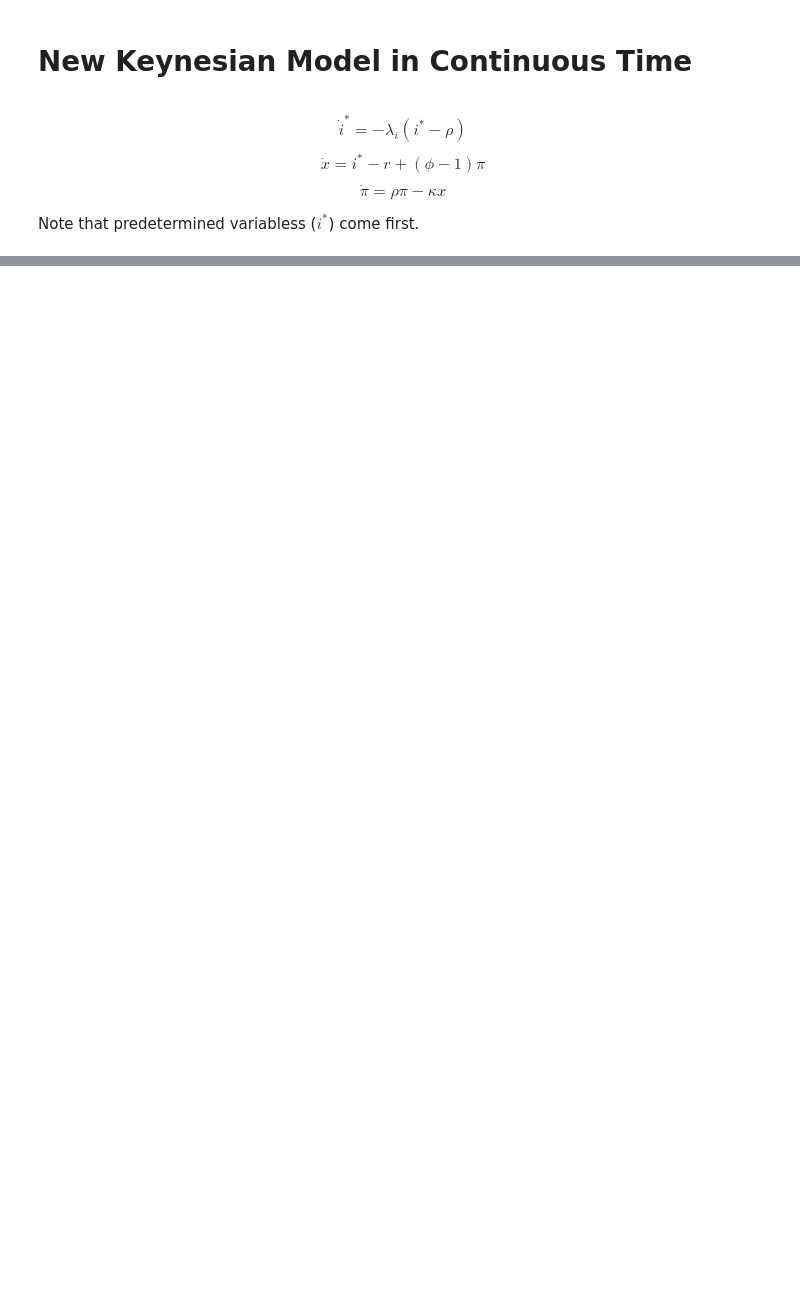
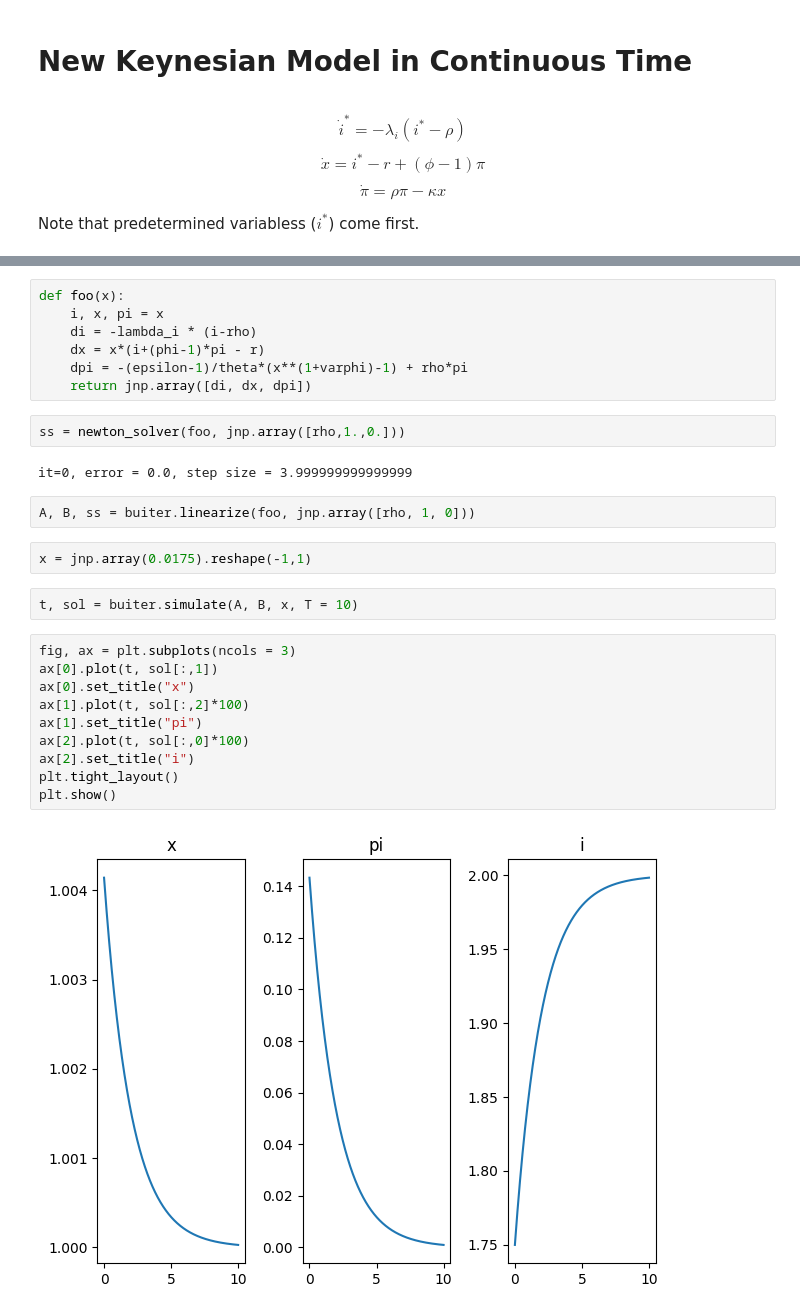
Before and after one commit to marcdelabarrera/pyutils, a Jupyter notebook: notebooks/buiter.ipynb, the cells around one changed output, grey strips where cells are left out. Drawn from its saved outputs; the diff is of its cells as text; blank space fills up the shorter version.

```diff
--- a/notebooks/buiter.ipynb
+++ b/notebooks/buiter.ipynb
@@ -43,0 +55,29 @@ plt.show()
+# %%
+def foo(x):
+    i, x, pi = x
+    di = -lambda_i * (i-rho)
+    dx = x*(i+(phi-1)*pi - r)
+    dpi = -(epsilon-1)/theta*(x**(1+varphi)-1) + rho*pi
+    return jnp.array([di, dx, dpi])
+# %%
+ss = newton_solver(foo, jnp.array([rho,1.,0.]))
+# %% [output]
+it=0, error = 0.0, step size = 3.999999999999999
+# %%
+A, B, ss = buiter.linearize(foo, jnp.array([rho, 1, 0]))
+# %%
+x = jnp.array(0.0175).reshape(-1,1)
+# %%
+t, sol = buiter.simulate(A, B, x, T = 10)
+# %%
+fig, ax = plt.subplots(ncols = 3)
+ax[0].plot(t, sol[:,1])
+ax[0].set_title("x")
+ax[1].plot(t, sol[:,2]*100)
+ax[1].set_title("pi")
+ax[2].plot(t, sol[:,0]*100)
+ax[2].set_title("i")
+plt.tight_layout()
+plt.show()
+# %% [output]
+[figure, added]
```
Also changed, not shown: parts of 7 cells of this notebook, 1 other file.
